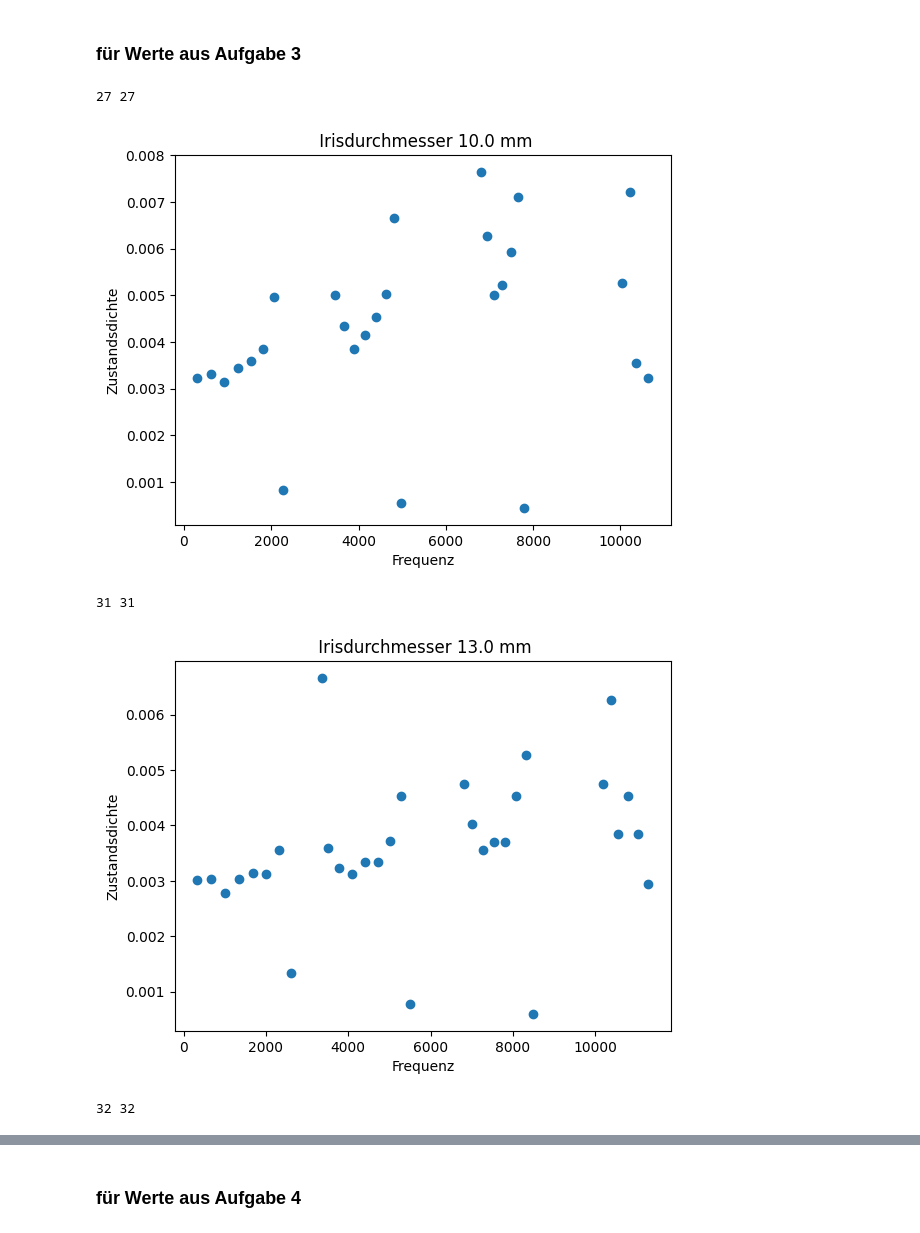
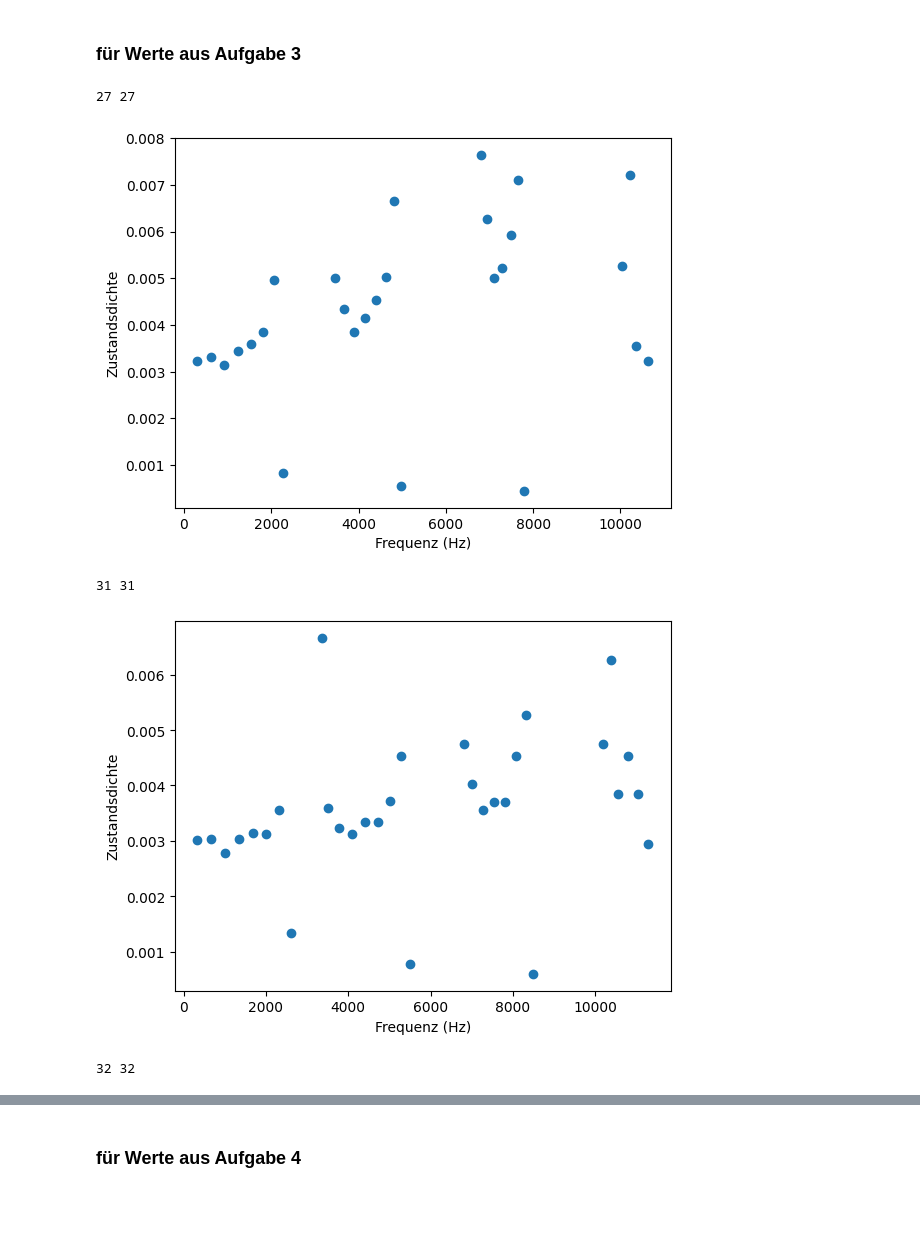
Before and after one commit to celina-coder-beep/F-Praktikum, a Jupyter notebook: 511-Quantenanalogien/Auswertung511.ipynb, the cells around one changed output, grey strips where cells are left out. Cells and saved outputs as stored; diff of their text form; code cells hidden in the pictures; blank space fills up the shorter version.

```diff
--- a/511-Quantenanalogien/Auswertung511.ipynb
+++ b/511-Quantenanalogien/Auswertung511.ipynb
@@ -595,27 +549,27 @@ ValueError: x and y must be the same size
 # %%
 def zustandsdichte(a, b):
     return 1/(b - a)
 
 for j in range(len(peaks3_all_raw)):
     dichte3 = []
 
     for i in range(len(peaks3_all_raw[j]) - 1):
         a = peaks3_all_raw[j][i].nominal_value
         b = peaks3_all_raw[j][i+1].nominal_value
         dichte3.append(zustandsdichte(a, b))
 
     x = np.array([p.nominal_value for p in peaks3_all_raw[j][:-1]])
 
     print(np.size(x), np.size(dichte3))
 
-    plt.title(f" Irisdurchmesser {iris3[j].nominal_value} mm")
+    #plt.title(f" Irisdurchmesser {iris3[j].nominal_value} mm")
     plt.scatter(x, dichte3)
-    plt.xlabel("Frequenz")
+    plt.xlabel("Frequenz (Hz)")
     plt.ylabel("Zustandsdichte")
     plt.show()
 # %% [output]
 27 27
-[figure, old version]
+[figure, new version]
 31 31
-[figure, old version]
+[figure, new version]
 32 32
```
Also changed, not shown: parts of 7 cells of this notebook.
